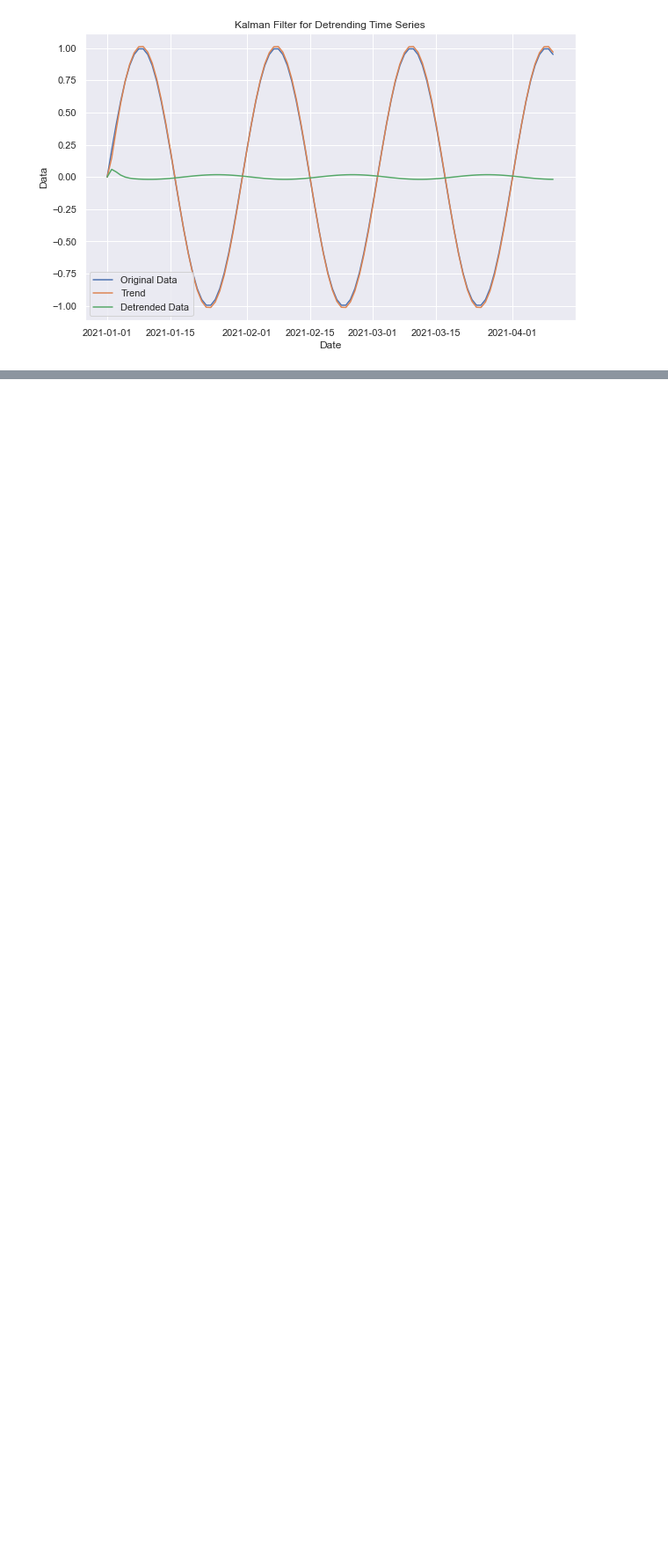
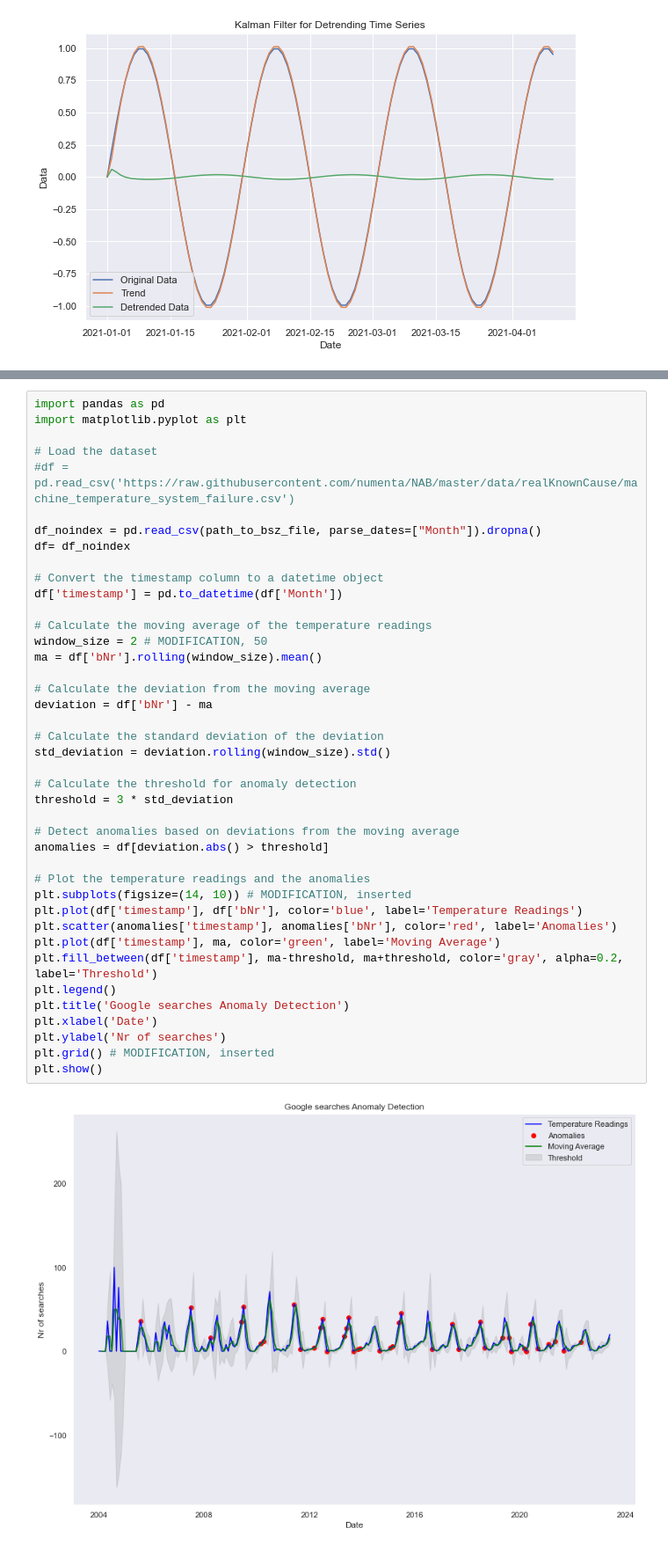
Before and after one commit to szintakacseva/TimeSeries, a Jupyter notebook: statsmodels_ts.ipynb, the cells around one changed output, grey strips where cells are left out. Shown at 88% size. Cells and saved outputs as stored; diff of their text form; blank space fills up the shorter version.

Commit message:
Anomaly detection method 1

```diff
--- a/statsmodels_ts.ipynb
+++ b/statsmodels_ts.ipynb
@@ -614,0 +623,43 @@ plt.show()
+# %%
+import pandas as pd
+import matplotlib.pyplot as plt
+
+# Load the dataset
+#df = pd.read_csv('https://raw.githubusercontent.com/numenta/NAB/master/data/realKnownCause/machine_temperature_system_failure.csv')
+
+df_noindex = pd.read_csv(path_to_bsz_file, parse_dates=["Month"]).dropna()
+df= df_noindex
+
+# Convert the timestamp column to a datetime object
+df['timestamp'] = pd.to_datetime(df['Month'])
+
+# Calculate the moving average of the temperature readings
+window_size = 2 # MODIFICATION, 50
+ma = df['bNr'].rolling(window_size).mean()
+
+# Calculate the deviation from the moving average
+deviation = df['bNr'] - ma
+
+# Calculate the standard deviation of the deviation
+std_deviation = deviation.rolling(window_size).std()
+
+# Calculate the threshold for anomaly detection
+threshold = 3 * std_deviation
+
+# Detect anomalies based on deviations from the moving average
+anomalies = df[deviation.abs() > threshold]
+
+# Plot the temperature readings and the anomalies
+plt.subplots(figsize=(14, 10)) # MODIFICATION, inserted
+plt.plot(df['timestamp'], df['bNr'], color='blue', label='Temperature Readings')
+plt.scatter(anomalies['timestamp'], anomalies['bNr'], color='red', label='Anomalies')
+plt.plot(df['timestamp'], ma, color='green', label='Moving Average')
+plt.fill_between(df['timestamp'], ma-threshold, ma+threshold, color='gray', alpha=0.2, label='Threshold')
+plt.legend()
+plt.title('Google searches Anomaly Detection')
+plt.xlabel('Date')
+plt.ylabel('Nr of searches')
+plt.grid() # MODIFICATION, inserted
+plt.show()
+# %% [output]
+[figure, added]
```
Also changed, not shown: parts of 3 cells of this notebook.
